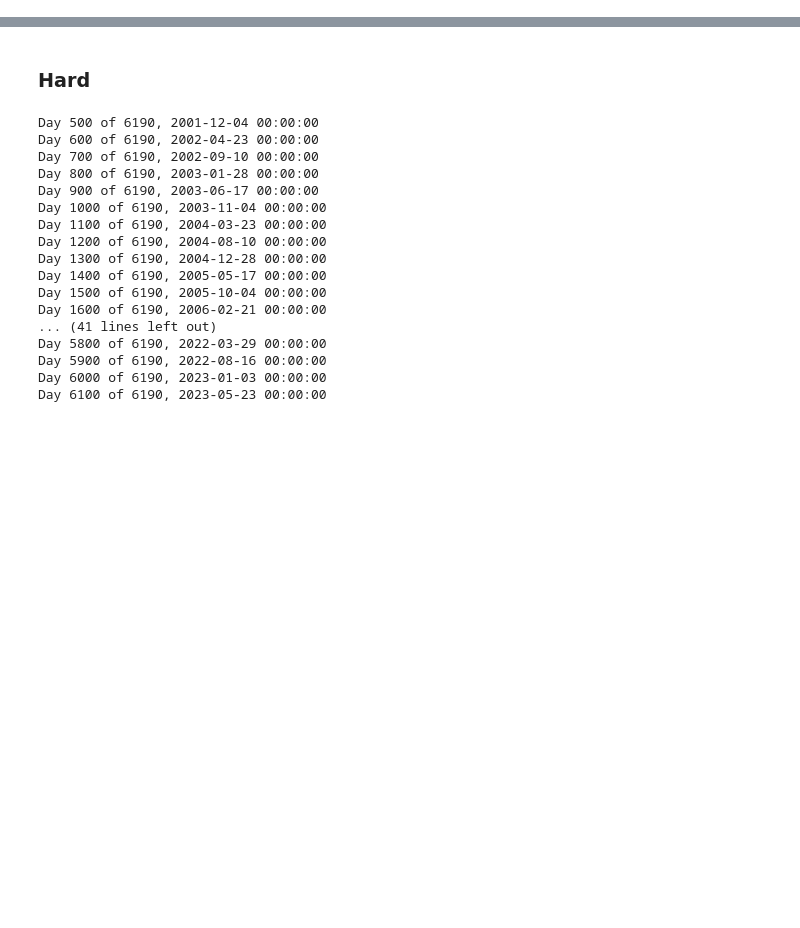
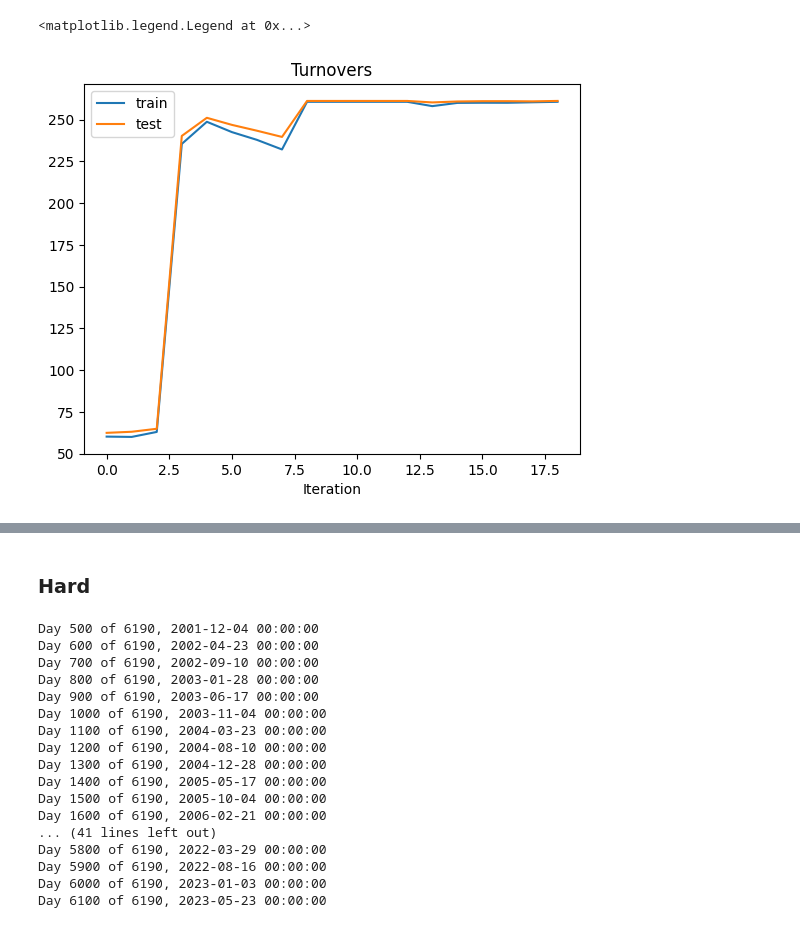
Before and after one commit to cvxgrp/markowitz-reference, a Jupyter notebook: experiments/playground.ipynb, the cells around one changed output, grey strips where cells are left out. Cells and saved outputs as stored; diff of their text form; code cells hidden in the pictures; blank space fills up the shorter version.

```diff
--- a/experiments/playground.ipynb
+++ b/experiments/playground.ipynb
@@ -341,0 +369,9 @@ turnover: 51.65995090242611
+# %%
+plt.plot(turnovers_train, label="train")
+plt.plot(turnovers_test, label="test")
+plt.title("Turnovers")
+plt.xlabel("Iteration")
+plt.legend()
+# %% [output]
+<matplotlib.legend.Legend at 0x...>
+[figure, added]
```
Also changed, not shown: parts of 24 cells of this notebook, 3 other files.
